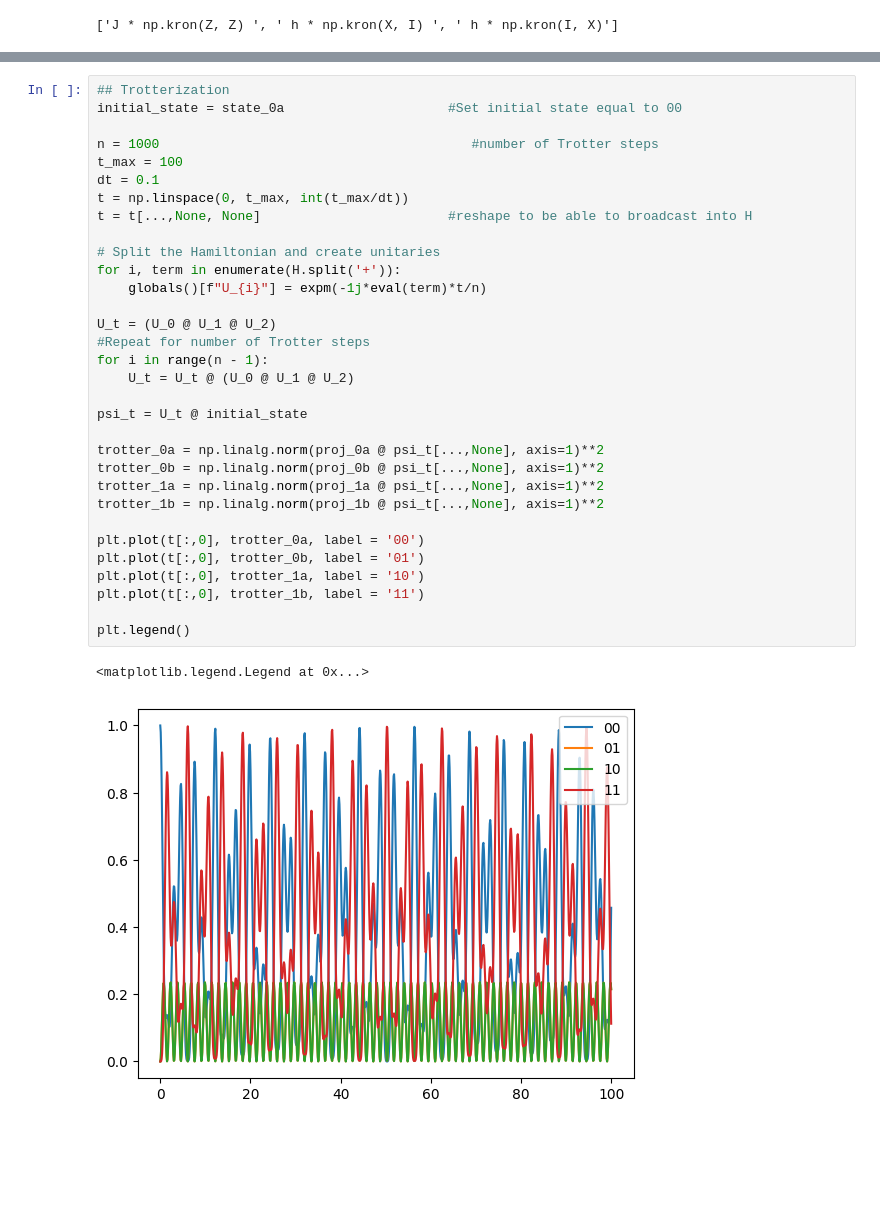
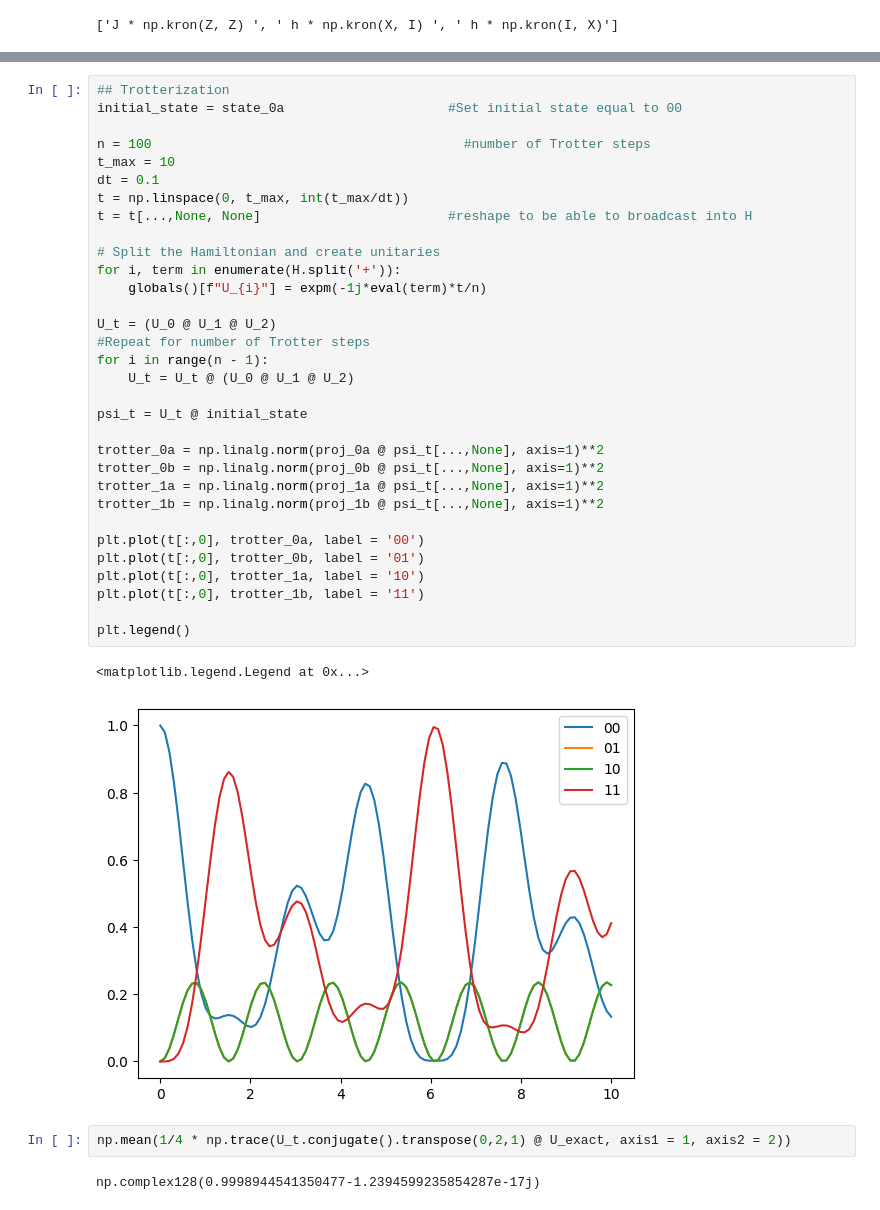
Before and after one commit to AugustGliese/SCIQIS-Project, a Jupyter notebook: python-files/testing ideas.ipynb, the cells around one changed output, grey strips where cells are left out. Drawn from its saved outputs; the diff is of its cells as text; blank space fills up the shorter version.

Commit message:
commit before presentation, second trotter is not working properly

```diff
--- a/python-files/testing ideas.ipynb
+++ b/python-files/testing ideas.ipynb
@@ -65,34 +70,38 @@ plt.legend()
 ## Trotterization
 initial_state = state_0a                     #Set initial state equal to 00
 
-n = 1000                                        #number of Trotter steps
-t_max = 100
+n = 100                                        #number of Trotter steps
+t_max = 10
 dt = 0.1
 t = np.linspace(0, t_max, int(t_max/dt))
 t = t[...,None, None]                        #reshape to be able to broadcast into H
 
 # Split the Hamiltonian and create unitaries
 for i, term in enumerate(H.split('+')):
     globals()[f"U_{i}"] = expm(-1j*eval(term)*t/n)
 
 U_t = (U_0 @ U_1 @ U_2)
 #Repeat for number of Trotter steps
 for i in range(n - 1):
     U_t = U_t @ (U_0 @ U_1 @ U_2)
 
 psi_t = U_t @ initial_state
 
 trotter_0a = np.linalg.norm(proj_0a @ psi_t[...,None], axis=1)**2
 trotter_0b = np.linalg.norm(proj_0b @ psi_t[...,None], axis=1)**2
 trotter_1a = np.linalg.norm(proj_1a @ psi_t[...,None], axis=1)**2
 trotter_1b = np.linalg.norm(proj_1b @ psi_t[...,None], axis=1)**2
 
 plt.plot(t[:,0], trotter_0a, label = '00')
 plt.plot(t[:,0], trotter_0b, label = '01')
 plt.plot(t[:,0], trotter_1a, label = '10')
 plt.plot(t[:,0], trotter_1b, label = '11')
 
 plt.legend()
 # %% [output]
 <matplotlib.legend.Legend at 0x...>
-[figure, old version]
+[figure, new version]
+# %%
+np.mean(1/4 * np.trace(U_t.conjugate().transpose(0,2,1) @ U_exact, axis1 = 1, axis2 = 2))
+# %% [output]
+np.complex128(0.9998944541350477-1.2394599235854287e-17j)
```
Also changed, not shown: parts of 7 cells of this notebook, 1 other file.
